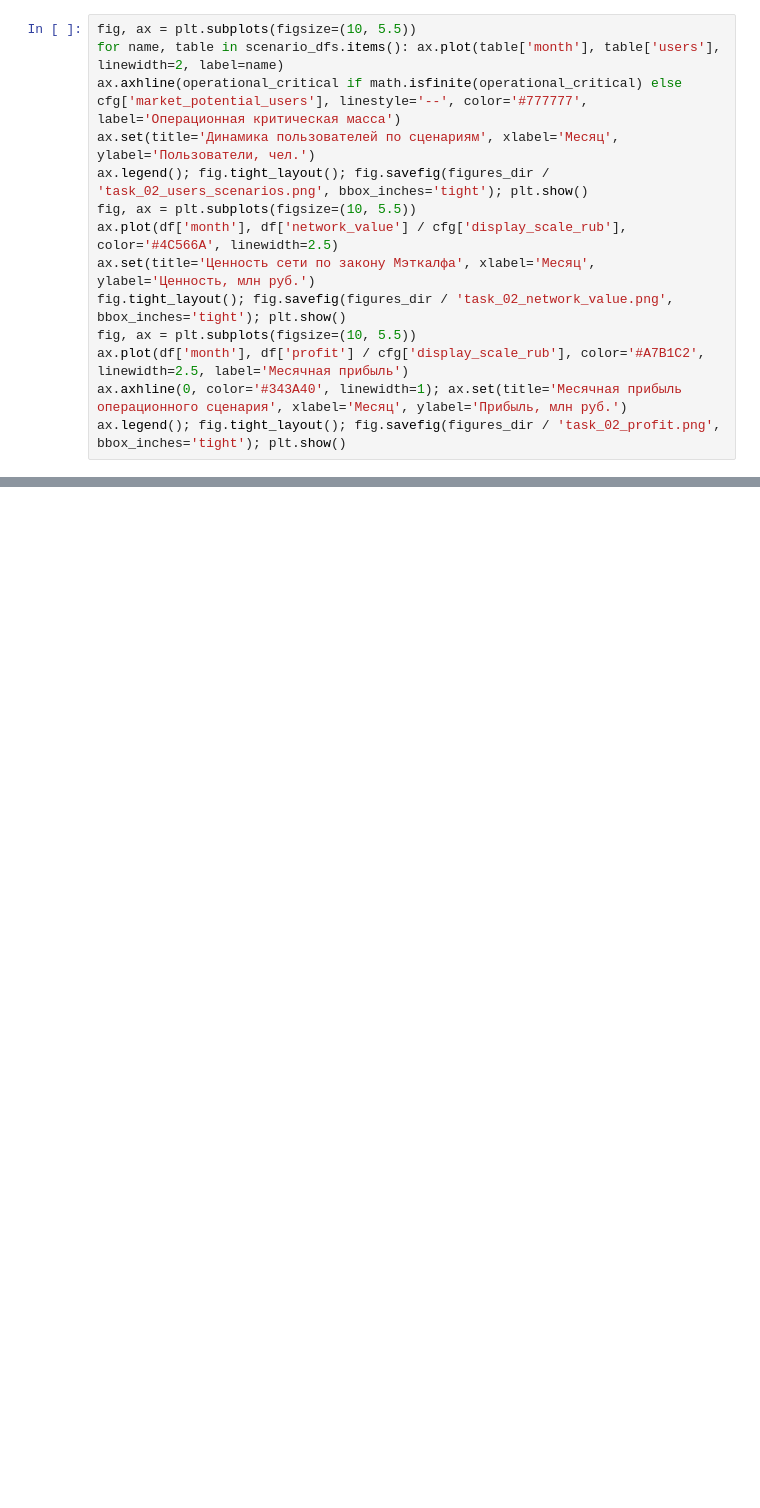
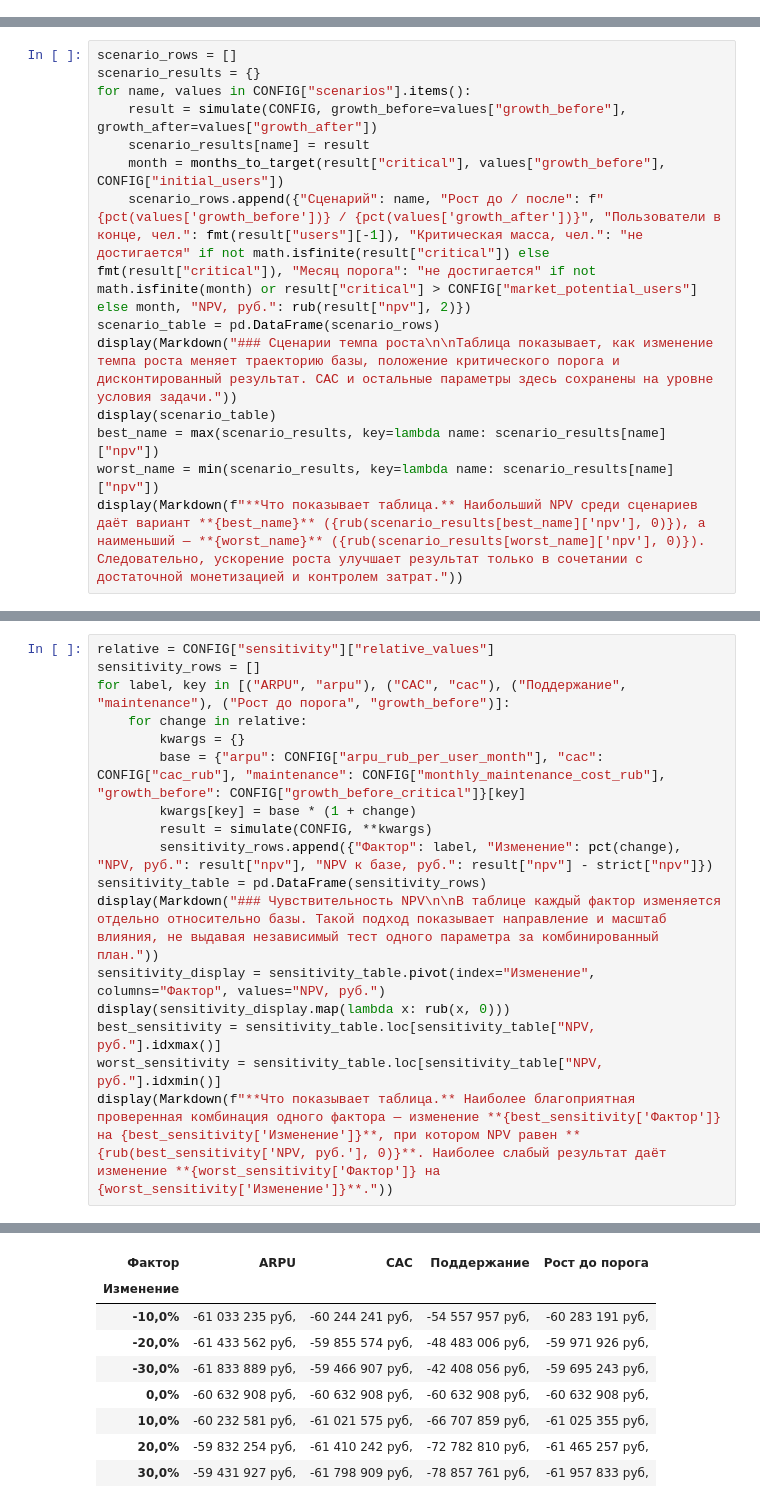
Before and after one commit to Timoshkin-hash/eoi-e2, a Jupyter notebook: notebooks/task_02_social_network.ipynb, the cells around one changed output, grey strips where cells are left out. Cells and saved outputs as stored; diff of their text form; blank space fills up the shorter version.

```diff
--- a/notebooks/task_02_social_network.ipynb
+++ b/notebooks/task_02_social_network.ipynb
@@ -315,14 +0,0 @@ display(Markdown(f"""**Ответы на вопросы 7–8.**
-# %%
-fig, ax = plt.subplots(figsize=(10, 5.5))
-for name, table in scenario_dfs.items(): ax.plot(table['month'], table['users'], linewidth=2, label=name)
-ax.axhline(operational_critical if math.isfinite(operational_critical) else cfg['market_potential_users'], linestyle='--', color='#777777', label='Операционная критическая масса')
-ax.set(title='Динамика пользователей по сценариям', xlabel='Месяц', ylabel='Пользователи, чел.')
-ax.legend(); fig.tight_layout(); fig.savefig(figures_dir / 'task_02_users_scenarios.png', bbox_inches='tight'); plt.show()
-fig, ax = plt.subplots(figsize=(10, 5.5))
-ax.plot(df['month'], df['network_value'] / cfg['display_scale_rub'], color='#4C566A', linewidth=2.5)
-ax.set(title='Ценность сети по закону Мэткалфа', xlabel='Месяц', ylabel='Ценность, млн руб.')
-fig.tight_layout(); fig.savefig(figures_dir / 'task_02_network_value.png', bbox_inches='tight'); plt.show()
-fig, ax = plt.subplots(figsize=(10, 5.5))
-ax.plot(df['month'], df['profit'] / cfg['display_scale_rub'], color='#A7B1C2', linewidth=2.5, label='Месячная прибыль')
-ax.axhline(0, color='#343A40', linewidth=1); ax.set(title='Месячная прибыль операционного сценария', xlabel='Месяц', ylabel='Прибыль, млн руб.')
-ax.legend(); fig.tight_layout(); fig.savefig(figures_dir / 'task_02_profit.png', bbox_inches='tight'); plt.show()
@@ -406,0 +258,14 @@ display(Markdown(f"""## Заключение
+# %%
+scenario_rows = []
+scenario_results = {}
+for name, values in CONFIG["scenarios"].items():
+    result = simulate(CONFIG, growth_before=values["growth_before"], growth_after=values["growth_after"])
+    scenario_results[name] = result
+    month = months_to_target(result["critical"], values["growth_before"], CONFIG["initial_users"])
+    scenario_rows.append({"Сценарий": name, "Рост до / после": f"{pct(values['growth_before'])} / {pct(values['growth_after'])}", "Пользователи в конце, чел.": fmt(result["users"][-1]), "Критическая масса, чел.": "не достигается" if not math.isfinite(result["critical"]) else fmt(result["critical"]), "Месяц порога": "не достигается" if not math.isfinite(month) or result["critical"] > CONFIG["market_potential_users"] else month, "NPV, руб.": rub(result["npv"], 2)})
+scenario_table = pd.DataFrame(scenario_rows)
+display(Markdown("### Сценарии темпа роста\n\nТаблица показывает, как изменение темпа роста меняет траекторию базы, положение критического порога и дисконтированный результат. CAC и остальные параметры здесь сохранены на уровне условия задачи."))
+display(scenario_table)
+best_name = max(scenario_results, key=lambda name: scenario_results[name]["npv"])
+worst_name = min(scenario_results, key=lambda name: scenario_results[name]["npv"])
+display(Markdown(f"**Что показывает таблица.** Наибольший NPV среди сценариев даёт вариант **{best_name}** ({rub(scenario_results[best_name]['npv'], 0)}), а наименьший — **{worst_name}** ({rub(scenario_results[worst_name]['npv'], 0)}). Следовательно, ускорение роста улучшает результат только в сочетании с достаточной монетизацией и контролем затрат."))
@@ -406,0 +306,18 @@ display(Markdown(f"""## Заключение
+# %%
+relative = CONFIG["sensitivity"]["relative_values"]
+sensitivity_rows = []
+for label, key in [("ARPU", "arpu"), ("CAC", "cac"), ("Поддержание", "maintenance"), ("Рост до порога", "growth_before")]:
+    for change in relative:
+        kwargs = {}
+        base = {"arpu": CONFIG["arpu_rub_per_user_month"], "cac": CONFIG["cac_rub"], "maintenance": CONFIG["monthly_maintenance_cost_rub"], "growth_before": CONFIG["growth_before_critical"]}[key]
+        kwargs[key] = base * (1 + change)
+        result = simulate(CONFIG, **kwargs)
+        sensitivity_rows.append({"Фактор": label, "Изменение": pct(change), "NPV, руб.": result["npv"], "NPV к базе, руб.": result["npv"] - strict["npv"]})
+sensitivity_table = pd.DataFrame(sensitivity_rows)
+display(Markdown("### Чувствительность NPV\n\nВ таблице каждый фактор изменяется отдельно относительно базы. Такой подход показывает направление и масштаб влияния, не выдавая независимый тест одного параметра за комбинированный план."))
+sensitivity_display = sensitivity_table.pivot(index="Изменение", columns="Фактор", values="NPV, руб.")
+display(sensitivity_display.map(lambda x: rub(x, 0)))
+best_sensitivity = sensitivity_table.loc[sensitivity_table["NPV, руб."].idxmax()]
+worst_sensitivity = sensitivity_table.loc[sensitivity_table["NPV, руб."].idxmin()]
+display(Markdown(f"**Что показывает таблица.** Наиболее благоприятная проверенная комбинация одного фактора — изменение **{best_sensitivity['Фактор']} на {best_sensitivity['Изменение']}**, при котором NPV равен **{rub(best_sensitivity['NPV, руб.'], 0)}**. Наиболее слабый результат даёт изменение **{worst_sensitivity['Фактор']} на {worst_sensitivity['Изменение']}**."))
+# %% [output]
@@ -406,0 +327,9 @@ display(Markdown(f"""## Заключение
+| Фактор | ARPU | CAC | Поддержание | Рост до порога |
+| Изменение |  |  |  |  |
+| -10,0% | -61 033 235 руб, | -60 244 241 руб, | -54 557 957 руб, | -60 283 191 руб, |
+| -20,0% | -61 433 562 руб, | -59 855 574 руб, | -48 483 006 руб, | -59 971 926 руб, |
+| -30,0% | -61 833 889 руб, | -59 466 907 руб, | -42 408 056 руб, | -59 695 243 руб, |
+| 0,0% | -60 632 908 руб, | -60 632 908 руб, | -60 632 908 руб, | -60 632 908 руб, |
+| 10,0% | -60 232 581 руб, | -61 021 575 руб, | -66 707 859 руб, | -61 025 355 руб, |
+| 20,0% | -59 832 254 руб, | -61 410 242 руб, | -72 782 810 руб, | -61 465 257 руб, |
+| 30,0% | -59 431 927 руб, | -61 798 909 руб, | -78 857 761 руб, | -61 957 833 руб, |
```
Also changed, not shown: parts of 39 cells of this notebook, 15 other files.
